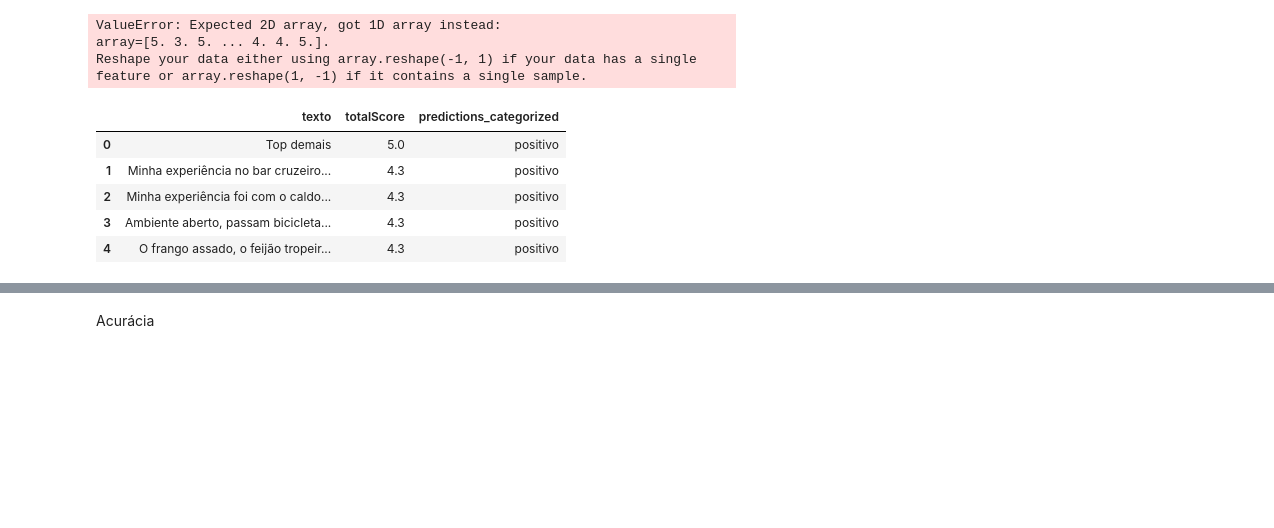
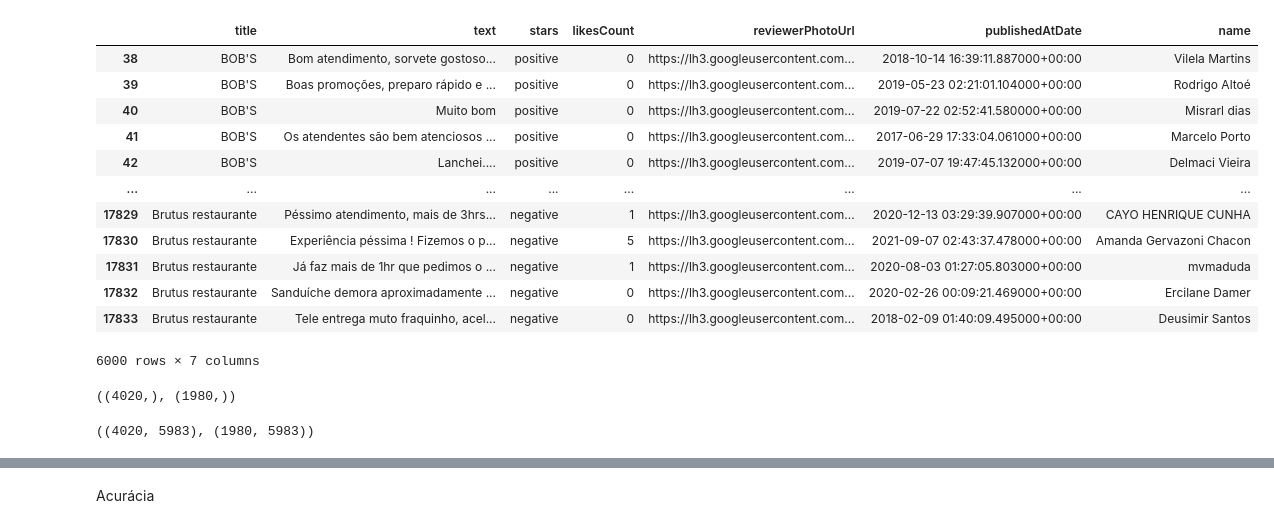
Before and after one commit to Marcos-VM-1708/PAD_JOB, a Jupyter notebook: model/SVC-model/aplicacao.ipynb, the cells around one changed output, grey strips where cells are left out. Drawn from its saved outputs; the diff is of its cells as text; code cells hidden in the pictures; blank space fills up the shorter version.

Commit message:
Novos dados com predição

```diff
--- a/model/SVC-model/aplicacao.ipynb
+++ b/model/SVC-model/aplicacao.ipynb
@@ -71,26 +49,53 @@ train_x_vector, test_x_vector, train_y, test_y = train_test_split(text_vector, t
-# %%
-svc = SVC(kernel='linear')
-svc.fit(train_x_vector, train_y)
-# %% [output]
-ValueError: Expected 2D array, got 1D array instead:
-array=[5. 3. 5. ... 4. 4. 5.].
-Reshape your data either using array.reshape(-1, 1) if your data has a single feature or array.reshape(1, -1) if it contains a single sample.
-# %%
-predictions = svc.predict(text_vector)
-dataset['predictions_categorized'] = predictions
-# %%
-# Using the trained model to make predictions on the entire vectorized text column
-predictions_categorized = svc_categorized.predict(text_vector)
-
-# Adding the categorized predictions as a new column to the dataset
-dataset['predictions_categorized'] = predictions_categorized
-
-# Displaying the first few rows of the updated dataset with the new categorized predictions column
-dataset[['texto', 'totalScore', 'predictions_categorized']].head()
-# %% [output]
-|  | texto | totalScore | predictions_categorized |
-| 0 | Top demais | 5.0 | positivo |
-| 1 | Minha experiência no bar cruzeiro... | 4.3 | positivo |
-| 2 | Minha experiência foi com o caldo... | 4.3 | positivo |
-| 3 | Ambiente aberto, passam bicicleta... | 4.3 | positivo |
-| 4 | O frango assado, o feijão tropeir... | 4.3 | positivo |
+# %%
+df_positive = dataset[dataset['stars']=='positive'][:3000]
+df_negative = dataset[dataset['stars']=='negative'][:3000]
+
+
+dataset_balanceado = pd.concat([df_positive, df_negative])
+
+
+display(dataset_balanceado)
+# %% [output]
+|  | title | text | stars | likesCount | reviewerPhotoUrl | publishedAtDate | name |
+| 38 | BOB'S | Bom atendimento, sorvete gostoso... | positive | 0 | https://lh3.googleusercontent.com... | 2018-10-14 16:39:11.887000+00:00 | Vilela Martins |
+| 39 | BOB'S | Boas promoções, preparo rápido e ... | positive | 0 | https://lh3.googleusercontent.com... | 2019-05-23 02:21:01.104000+00:00 | Rodrigo Altoé |
+| 40 | BOB'S | Muito bom | positive | 0 | https://lh3.googleusercontent.com... | 2019-07-22 02:52:41.580000+00:00 | Misrarl dias |
+| 41 | BOB'S | Os atendentes são bem atenciosos ... | positive | 0 | https://lh3.googleusercontent.com... | 2017-06-29 17:33:04.061000+00:00 | Marcelo Porto |
+| 42 | BOB'S | Lanchei.... | positive | 0 | https://lh3.googleusercontent.com... | 2019-07-07 19:47:45.132000+00:00 | Delmaci Vieira |
+| ... | ... | ... | ... | ... | ... | ... | ... |
+| 17829 | Brutus restaurante | Péssimo atendimento, mais de 3hrs... | negative | 1 | https://lh3.googleusercontent.com... | 2020-12-13 03:29:39.907000+00:00 | CAYO HENRIQUE CUNHA |
+| 17830 | Brutus restaurante | Experiência péssima ! Fizemos o p... | negative | 5 | https://lh3.googleusercontent.com... | 2021-09-07 02:43:37.478000+00:00 | Amanda Gervazoni Chacon |
+| 17831 | Brutus restaurante | Já faz mais de 1hr que pedimos o ... | negative | 1 | https://lh3.googleusercontent.com... | 2020-08-03 01:27:05.803000+00:00 | mvmaduda |
+| 17832 | Brutus restaurante | Sanduíche demora aproximadamente ... | negative | 0 | https://lh3.googleusercontent.com... | 2020-02-26 00:09:21.469000+00:00 | Ercilane Damer |
+| 17833 | Brutus restaurante | Tele entrega muto fraquinho, acel... | negative | 0 | https://lh3.googleusercontent.com... | 2018-02-09 01:40:09.495000+00:00 | Deusimir Santos |
+6000 rows × 7 columns
+# %%
+from sklearn.model_selection import train_test_split
+
+# Definir as características (features) e a variável alvo (target)
+X = dataset_balanceado['text']
+y = dataset_balanceado['stars']
+
+# Dividir os dados em conjuntos de treinamento e teste
+train_X, test_X, train_y, test_y = train_test_split(X, y, test_size=0.33, random_state=42)
+
+# Verificar o tamanho dos conjuntos de treinamento e teste
+train_X.shape, test_X.shape
+# %% [output]
+((4020,), (1980,))
+# %%
+from sklearn.feature_extraction.text import TfidfVectorizer
+
+# Inicializar o vetorizador TF-IDF
+tfidf = TfidfVectorizer()
+
+# Ajustar e transformar os dados de treinamento
+train_X_vector = tfidf.fit_transform(train_X)
+
+# Transformar os dados de teste
+test_X_vector = tfidf.transform(test_X)
+
+# Verificar o formato das matrizes transformadas
+train_X_vector.shape, test_X_vector.shape
+# %% [output]
+((4020, 5983), (1980, 5983))
```
Also changed, not shown: parts of 17 cells of this notebook, 1 other file.
